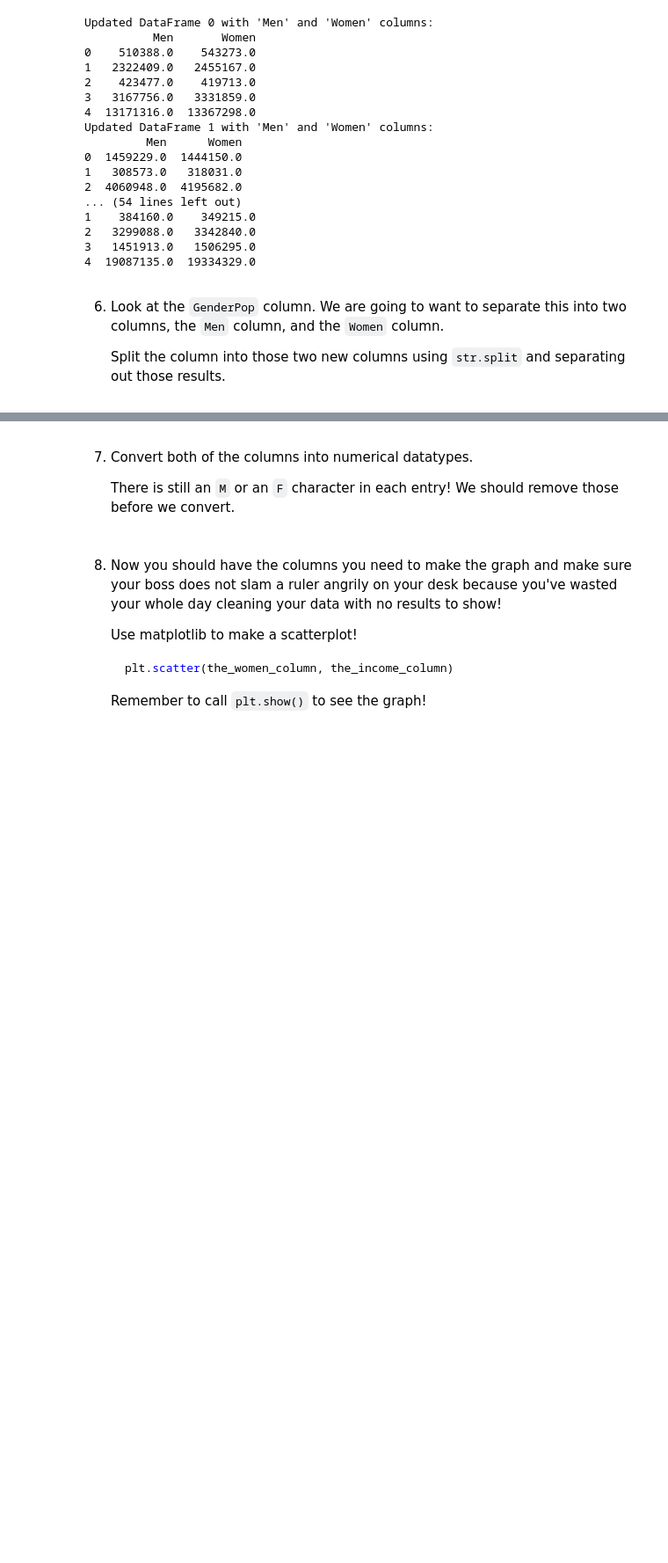
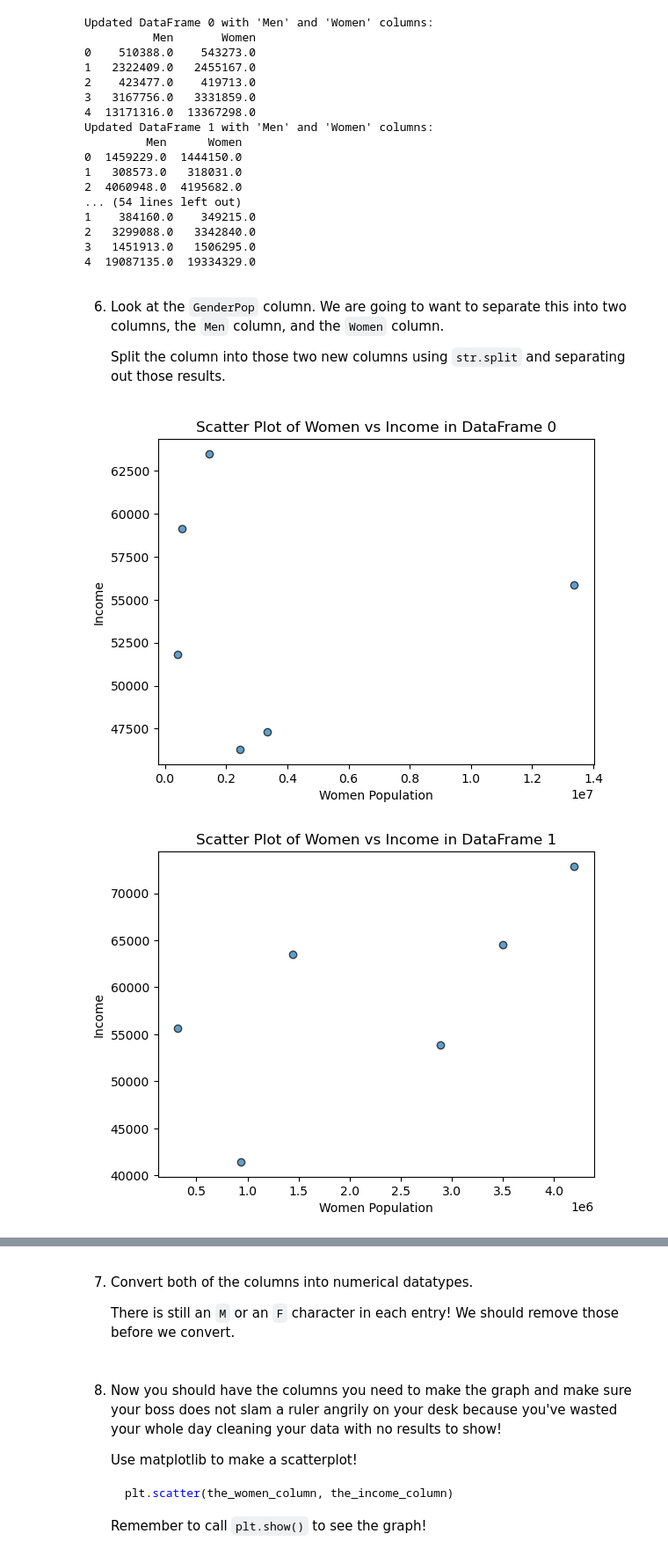
Before and after one commit to tetianakravchuk/Cleaning-US-Census-Data, a Jupyter notebook: Cleaning US Census Data.ipynb, the cells around one changed output, grey strips where cells are left out. Shown at 88% size. Cells and saved outputs as stored; diff of their text form; code cells hidden in the pictures; blank space fills up the shorter version.

```diff
--- a/Cleaning US Census Data.ipynb
+++ b/Cleaning US Census Data.ipynb
@@ -158,6 +158,22 @@ for i, df in enumerate(df_list):
         # Display the updated DataFrame
         print(f"Updated DataFrame {i} with 'Men' and 'Women' columns:")
         print(df[['Men', 'Women']].head())
+
+for i, df in enumerate(df_list):
+    if 'GenderPop' in df.columns:
+        # Split the GenderPop column into two parts using the '_' delimiter
+        gender_split = df['GenderPop'].str.split('_', expand=True)
+
+        # Extract and clean the Men and Women values
+        df['Men'] = gender_split[0].str.replace('M', '', regex=False).astype(float)
+        df['Women'] = gender_split[1].str.replace('F', '', regex=False).astype(float)
+
+        # Drop the original GenderPop column if no longer needed
+        df.drop(columns=['GenderPop'], inplace=True)
+
+        print(f"Updated DataFrame {i} with 'Men' and 'Women' columns converted to numeric types:")
+        print(df[['Men', 'Women']].dtypes)
+        print(df[['Men', 'Women']].head())
 # %% [output]
    Unnamed: 0       State  TotalPop Hispanic   White   Black  Native   Asian  \
 0           0     Alabama   4830620    3.75%  61.88%  31.25%   0.45%   1.05%
@@ -207,3 +223,21 @@ Updated DataFrame 1 with 'Men' and 'Women' columns:
 6. Look at the `GenderPop` column. We are going to want to separate this into two columns, the `Men` column, and the `Women` column.
 
    Split the column into those two new columns using `str.split` and separating out those results.
+# %%
+import matplotlib.pyplot as plt
+
+for i, df in enumerate(df_list):
+    if 'Women' in df.columns and 'Income' in df.columns:
+        # Create scatter plot
+        plt.scatter(df['Women'], df['Income'], alpha=0.7, edgecolors='black')
+
+        # Add labels and title
+        plt.title(f'Scatter Plot of Women vs Income in DataFrame {i}')
+        plt.xlabel('Women Population')
+        plt.ylabel('Income')
+
+        # Show the plot
+        plt.show()
+# %% [output]
+[figure, added]
+[figure, added]
```
Also changed, not shown: parts of 9 cells of this notebook.
